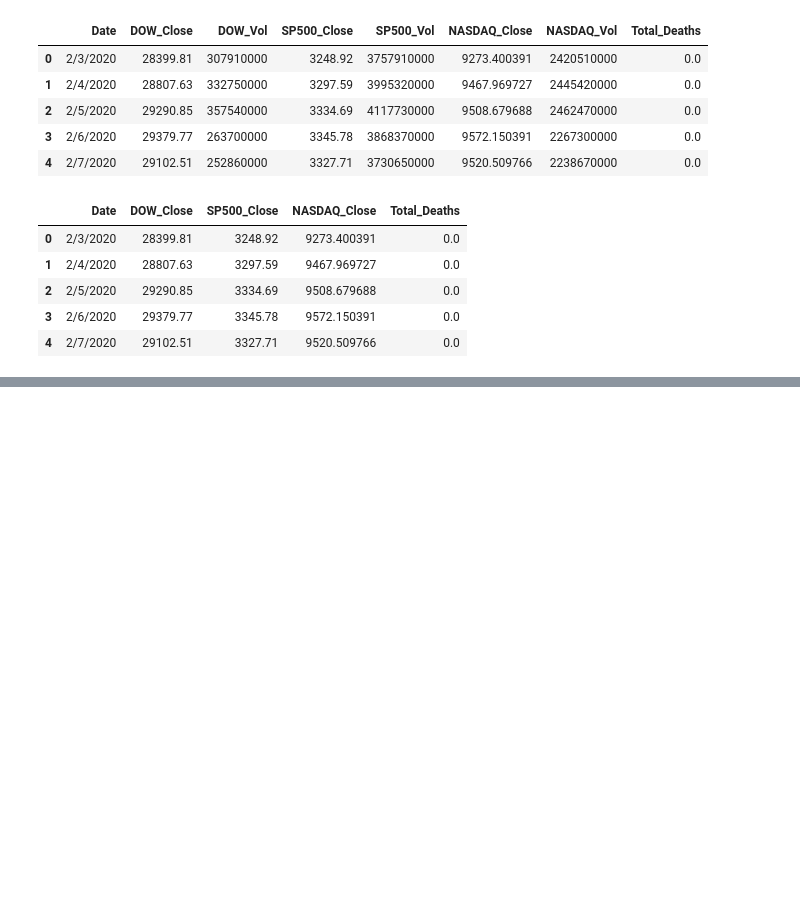
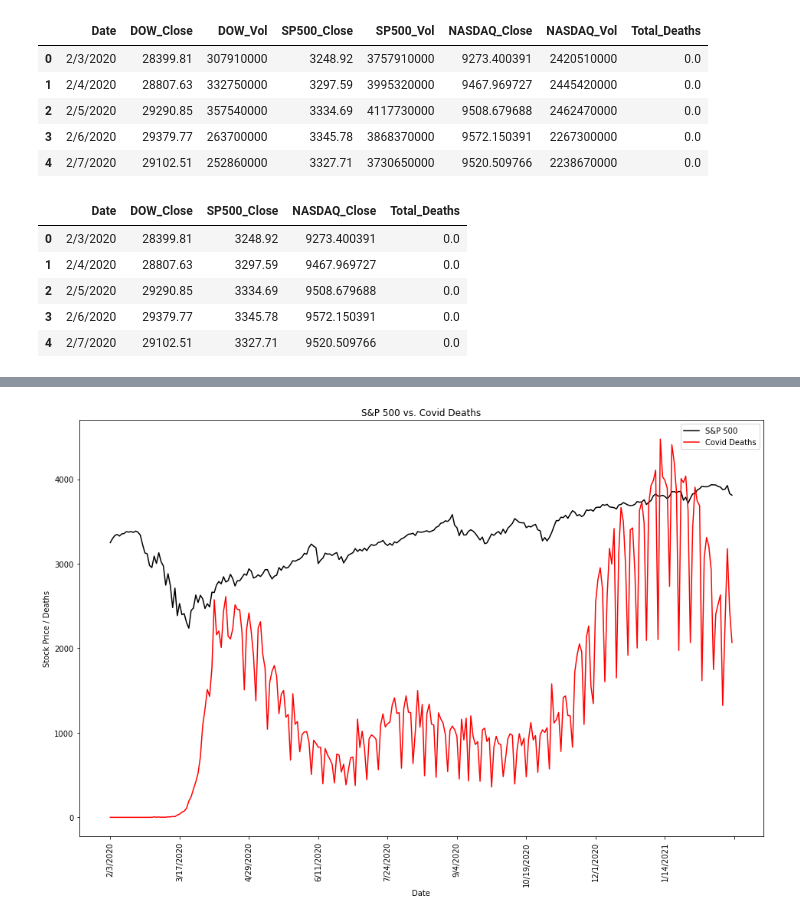
Before and after one commit to Bandelero/Covids-Effect-on-the-Stock-Market, a Jupyter notebook: scott/stocks-covid.ipynb, the cells around one changed output, grey strips where cells are left out. Saved outputs shown, nothing was run; the diff lists cells and outputs as text; code cells hidden in the pictures; blank space fills up the shorter version.

```diff
--- a/scott/stocks-covid.ipynb
+++ b/scott/stocks-covid.ipynb
@@ -214 +216,17 @@ covid_stock_price_df.to_csv("covid_stock_price.csv")
+# %%
+# Plot the charts and apply some styling
+figure(figsize=(16, 10))
+plt.plot(x, c, color="black", label="S&P 500")
+plt.plot(x, d, color="red", label="Covid Deaths")
+
+plt.xticks(np.arange(0, len(x)+1, 30),rotation ='vertical')
+plt.title("S&P 500 vs. Covid Deaths")
+plt.xlabel("Date")
+plt.ylabel("Stock Price / Deaths")
+plt.xticks(rotation ='vertical')
+plt.legend(loc="best")
+plt.savefig("covid-sp500.png")
+plt.show()
+# %% [output]
+[figure, added]
 # %%
```
Also changed, not shown: parts of 14 cells of this notebook, 4 other files.
